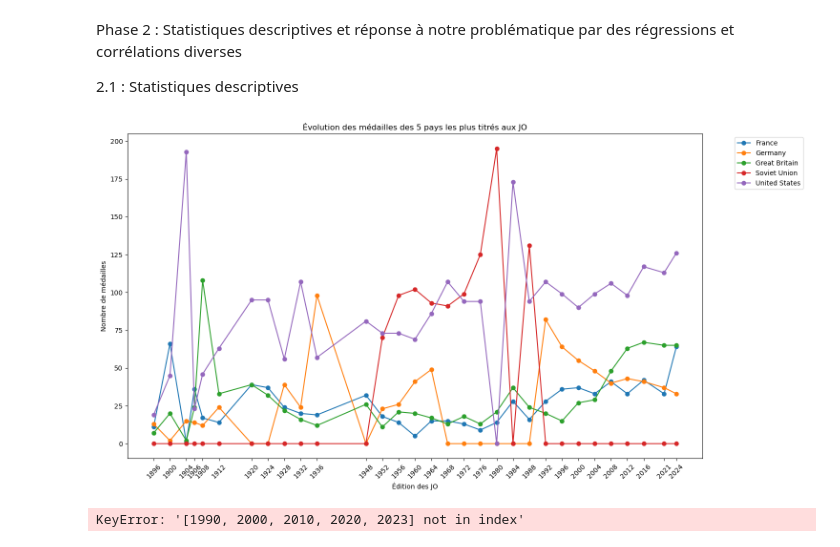
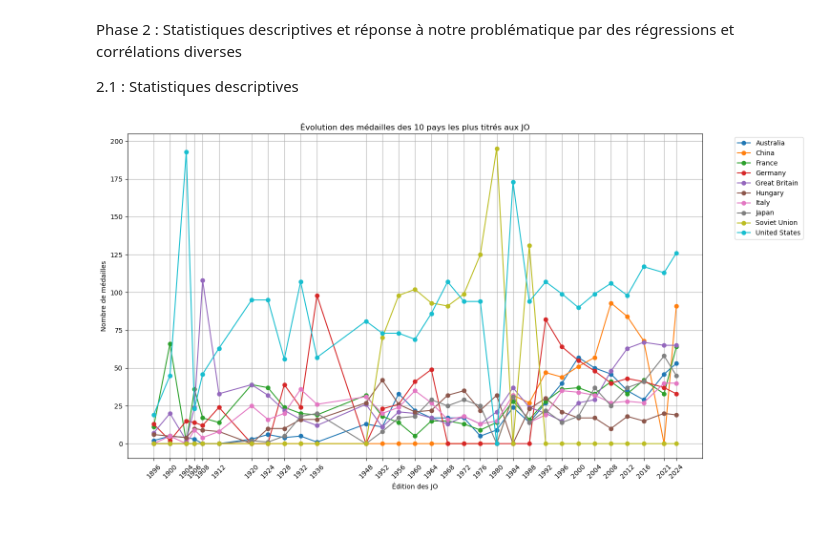
Before and after one commit to Sacha-Ratsavong/projet_python_roland_sacha, a Jupyter notebook: Notebookfinal/Notebook.ipynb, the cells around one changed output. Saved outputs shown, nothing was run; the diff lists cells and outputs as text; code cells hidden in the pictures.

```diff
--- a/Notebookfinal/Notebook.ipynb
+++ b/Notebookfinal/Notebook.ipynb
@@ -35,5 +35,5 @@ ModuleNotFoundError: No module named 'seaborn'
 # %%
-df_all_games, df_score = process_medals()
+df_all_games, df_score, df_athlete = process_medals()
 
 df_score.head(10)
 # %% [output]
@@ -125,57 +143,7 @@ Phase 2 : Statistiques descriptives et réponse à notre problématique par des
 
 2.1 : Statistiques descriptives
 # %%
-import matplotlib.pyplot as plt
-top_countries = df_all_games.groupby('Team')['Count'].sum().sort_values(ascending=False).head(5).index
-
-# Filtre du DataFrame pour garder que ces pays
-df_top = df_all_games[df_all_games['Team'].isin(top_countries)]
-df_top
-
-df_agg = df_top.groupby(['Year', 'Team'])['Count'].sum().reset_index()
-df_pivot = df_agg.pivot(index='Year', columns='Team', values='Count').fillna(0)
-
-plt.figure(figsize=(15,8))
-
-for country in df_pivot.columns:
-    plt.plot(df_pivot.index, df_pivot[country], marker='o', label=country)  # ajoute des points pour chaque JO
-
-plt.title("Évolution des médailles des 5 pays les plus titrés aux JO")
-plt.xlabel("Édition des JO")
-plt.ylabel("Nombre de médailles")
-
-# Mettre les années exactes comme ticks
-plt.xticks(df_pivot.index, rotation=45)
-
-plt.legend(bbox_to_anchor=(1.05, 1), loc='upper left')
-plt.tight_layout()
-plt.show()
+from Visu3 import plot_top_countries_medals
+plot_top_countries_medals(df_all_games, top_n = 10) #top_n correspond au nombre de pays représentés en partant du meilleur
 # %% [output]
-[figure, old version]
+[figure, new version]
-# %%
-import matplotlib.pyplot as plt
-
-#Exemples de pays
-countries = ["France", "United States", "India", "Switzerland", "Norway", "China", "Bresil"]
-
-# Colonnes avec les années ou périodes
-cols_time = [1990, 2000, 2010, 2020, 2023]
-# Filtrer les données
-df_plot = df_IDH[df_IDH['Country'].isin(countries)][['Country'] + cols_time]
-
-df_long = df_plot.melt(id_vars='Country', value_vars=cols_time,
-                       var_name='Period', value_name='HDI')
-plt.figure(figsize=(10,6))
-for country in countries:
-    data = df_long[df_long['Country'] == country]
-    plt.plot(data['Period'], data['HDI'], marker='o', label=country)
-
-plt.title("Évolution de l'IDH au cours du temps")
-plt.xlabel("Période")
-plt.ylabel("IDH")
-plt.ylim(0, 1)
-plt.legend()
-plt.grid(True)
-plt.show()
-# %% [output]
-KeyError: '[1990, 2000, 2010, 2020, 2023] not in index'
```
Also changed, not shown: parts of 21 cells of this notebook, 6 other files.
